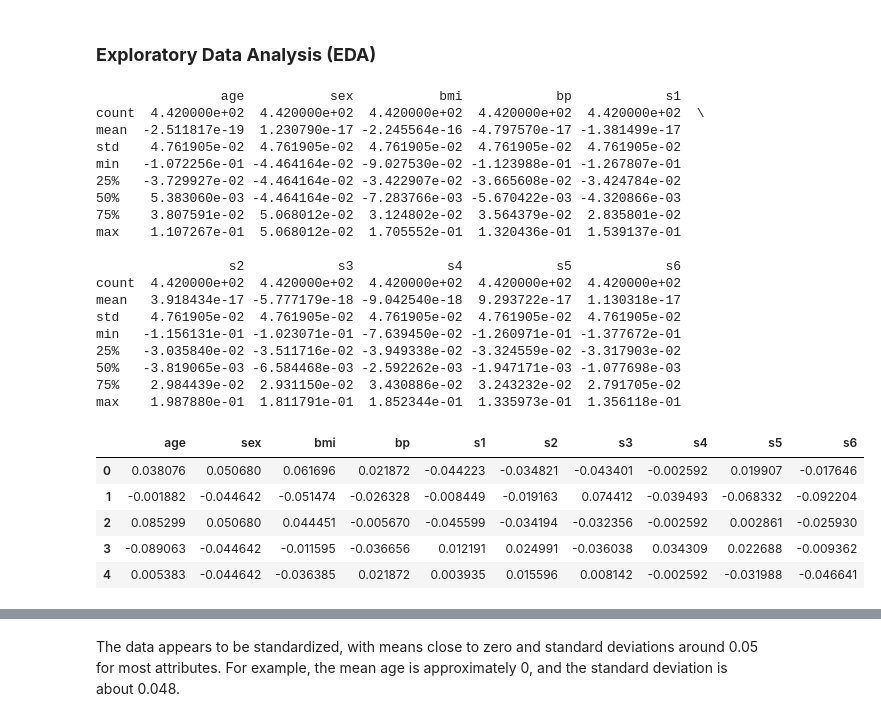
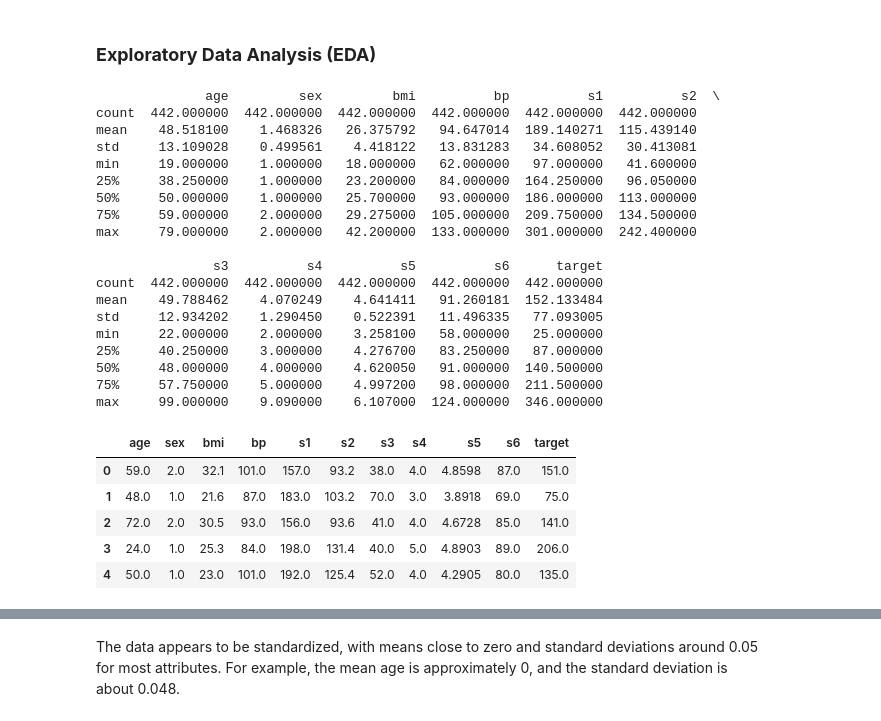
Before and after one commit to shireeshatn/CSCN8010-Labs, a Jupyter notebook: Polynomial Regression.ipynb, the cells around one changed output, grey strips where cells are left out. Saved outputs shown, nothing was run; the diff lists cells and outputs as text; code cells hidden in the pictures.

```diff
--- a/Polynomial Regression.ipynb
+++ b/Polynomial Regression.ipynb
@@ -47,4 +46,5 @@ Data characteristics
 |                           | s5 - ltg, possibly log of serum triglycerides level                                |
 |                           | s6 - glu, blood sugar level                                                        |
 # %%
-data = datasets.load_diabetes()
+data = datasets.load_diabetes(as_frame=True, scaled=False)
+data.keys()
@@ -55,35 +57,34 @@ Task is to predict diabetes progression using univariate polynomial regression,
 # %% [markdown]
 ### **Exploratory Data Analysis (EDA)**
 # %%
-X = data.data[:, np.newaxis, 2]  # Selecting only BMI feature
-y = data.target
-df = pd.DataFrame(data.data, columns=data.feature_names)
+df = data['data']
+df['target'] = data['target']
 EDA= df.describe()
 print(EDA)
 df.head()
 # %% [output]
-                age           sex           bmi            bp            s1
-count  4.420000e+02  4.420000e+02  4.420000e+02  4.420000e+02  4.420000e+02  \
-mean  -2.511817e-19  1.230790e-17 -2.245564e-16 -4.797570e-17 -1.381499e-17
-std    4.761905e-02  4.761905e-02  4.761905e-02  4.761905e-02  4.761905e-02
-min   -1.072256e-01 -4.464164e-02 -9.027530e-02 -1.123988e-01 -1.267807e-01
-25%   -3.729927e-02 -4.464164e-02 -3.422907e-02 -3.665608e-02 -3.424784e-02
-50%    5.383060e-03 -4.464164e-02 -7.283766e-03 -5.670422e-03 -4.320866e-03
-75%    3.807591e-02  5.068012e-02  3.124802e-02  3.564379e-02  2.835801e-02
-max    1.107267e-01  5.068012e-02  1.705552e-01  1.320436e-01  1.539137e-01
+              age         sex         bmi          bp          s1          s2  \
+count  442.000000  442.000000  442.000000  442.000000  442.000000  442.000000
+mean    48.518100    1.468326   26.375792   94.647014  189.140271  115.439140
+std     13.109028    0.499561    4.418122   13.831283   34.608052   30.413081
+min     19.000000    1.000000   18.000000   62.000000   97.000000   41.600000
+25%     38.250000    1.000000   23.200000   84.000000  164.250000   96.050000
+50%     50.000000    1.000000   25.700000   93.000000  186.000000  113.000000
+75%     59.000000    2.000000   29.275000  105.000000  209.750000  134.500000
+max     79.000000    2.000000   42.200000  133.000000  301.000000  242.400000
 
-                 s2            s3            s4            s5            s6
-count  4.420000e+02  4.420000e+02  4.420000e+02  4.420000e+02  4.420000e+02
-mean   3.918434e-17 -5.777179e-18 -9.042540e-18  9.293722e-17  1.130318e-17
-std    4.761905e-02  4.761905e-02  4.761905e-02  4.761905e-02  4.761905e-02
-min   -1.156131e-01 -1.023071e-01 -7.639450e-02 -1.260971e-01 -1.377672e-01
-25%   -3.035840e-02 -3.511716e-02 -3.949338e-02 -3.324559e-02 -3.317903e-02
-50%   -3.819065e-03 -6.584468e-03 -2.592262e-03 -1.947171e-03 -1.077698e-03
-75%    2.984439e-02  2.931150e-02  3.430886e-02  3.243232e-02  2.791705e-02
-max    1.987880e-01  1.811791e-01  1.852344e-01  1.335973e-01  1.356118e-01
+               s3          s4          s5          s6      target
+count  442.000000  442.000000  442.000000  442.000000  442.000000
+mean    49.788462    4.070249    4.641411   91.260181  152.133484
+std     12.934202    1.290450    0.522391   11.496335   77.093005
+min     22.000000    2.000000    3.258100   58.000000   25.000000
+25%     40.250000    3.000000    4.276700   83.250000   87.000000
+50%     48.000000    4.000000    4.620050   91.000000  140.500000
+75%     57.750000    5.000000    4.997200   98.000000  211.500000
+max     99.000000    9.090000    6.107000  124.000000  346.000000
-|  | age | sex | bmi | bp | s1 | s2 | s3 | s4 | s5 | s6 |
-| 0 | 0.038076 | 0.050680 | 0.061696 | 0.021872 | -0.044223 | -0.034821 | -0.043401 | -0.002592 | 0.019907 | -0.017646 |
-| 1 | -0.001882 | -0.044642 | -0.051474 | -0.026328 | -0.008449 | -0.019163 | 0.074412 | -0.039493 | -0.068332 | -0.092204 |
-| 2 | 0.085299 | 0.050680 | 0.044451 | -0.005670 | -0.045599 | -0.034194 | -0.032356 | -0.002592 | 0.002861 | -0.025930 |
-| 3 | -0.089063 | -0.044642 | -0.011595 | -0.036656 | 0.012191 | 0.024991 | -0.036038 | 0.034309 | 0.022688 | -0.009362 |
-| 4 | 0.005383 | -0.044642 | -0.036385 | 0.021872 | 0.003935 | 0.015596 | 0.008142 | -0.002592 | -0.031988 | -0.046641 |
+|  | age | sex | bmi | bp | s1 | s2 | s3 | s4 | s5 | s6 | target |
+| 0 | 59.0 | 2.0 | 32.1 | 101.0 | 157.0 | 93.2 | 38.0 | 4.0 | 4.8598 | 87.0 | 151.0 |
+| 1 | 48.0 | 1.0 | 21.6 | 87.0 | 183.0 | 103.2 | 70.0 | 3.0 | 3.8918 | 69.0 | 75.0 |
+| 2 | 72.0 | 2.0 | 30.5 | 93.0 | 156.0 | 93.6 | 41.0 | 4.0 | 4.6728 | 85.0 | 141.0 |
+| 3 | 24.0 | 1.0 | 25.3 | 84.0 | 198.0 | 131.4 | 40.0 | 5.0 | 4.8903 | 89.0 | 206.0 |
+| 4 | 50.0 | 1.0 | 23.0 | 101.0 | 192.0 | 125.4 | 52.0 | 4.0 | 4.2905 | 80.0 | 135.0 |
```
Also changed, not shown: parts of 22 cells of this notebook.
